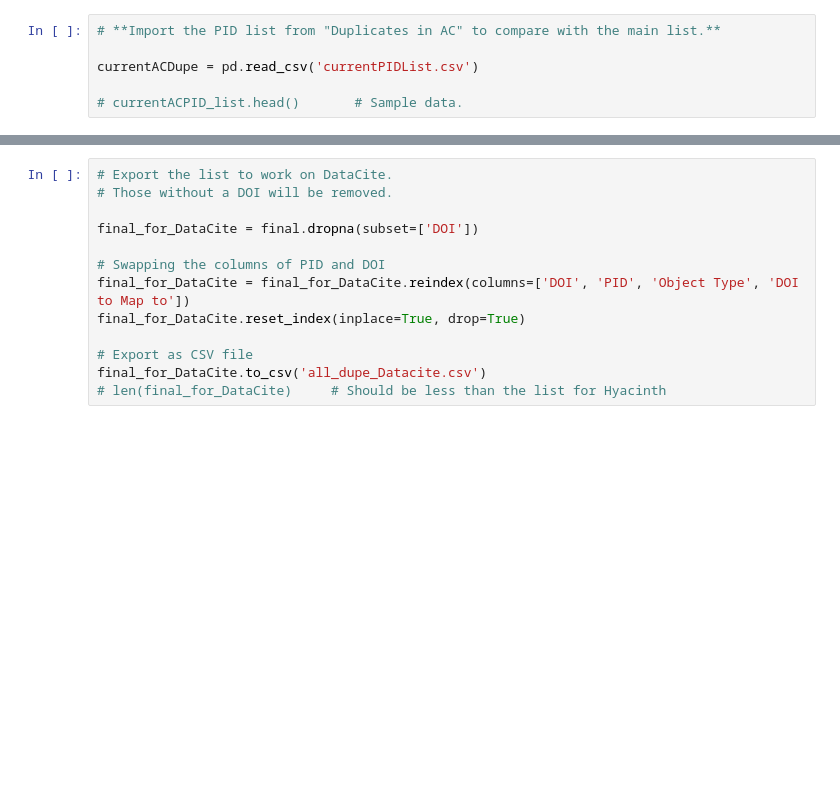
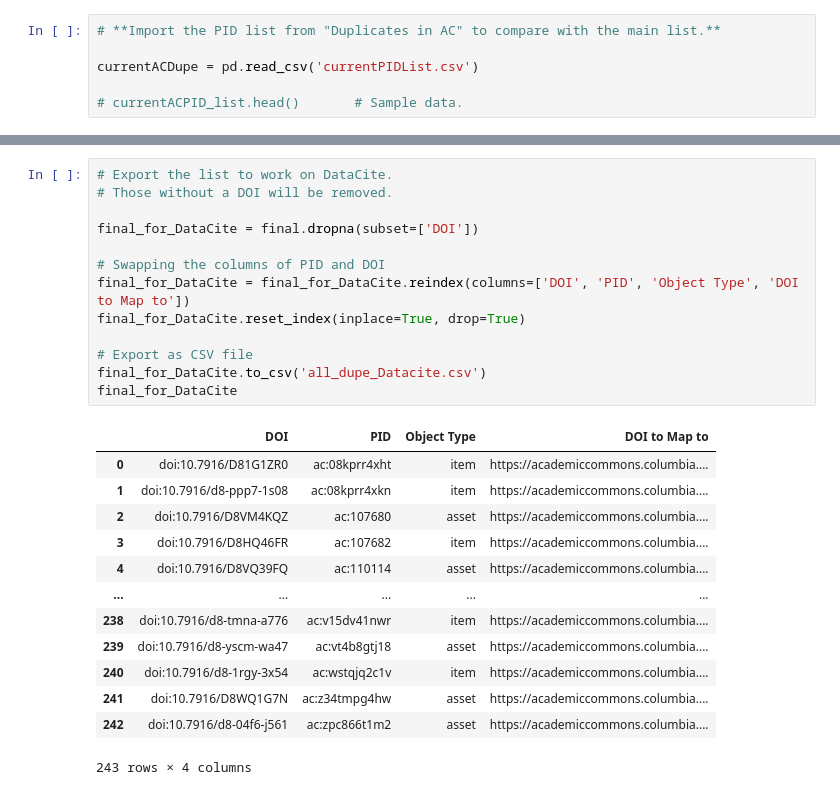
Before and after one commit to sunniw/ColU_AcademicCommons, a Jupyter notebook: all_dupe_and_related.ipynb, the cells around one changed output, grey strips where cells are left out. Saved outputs shown, nothing was run; the diff lists cells and outputs as text; blank space fills up the shorter version.

```diff
--- a/all_dupe_and_related.ipynb
+++ b/all_dupe_and_related.ipynb
@@ -147,13 +154,27 @@ hyacinthList.head()
 # %%
 # Export the list to work on DataCite.
 # Those without a DOI will be removed.
 
 final_for_DataCite = final.dropna(subset=['DOI'])
 
 # Swapping the columns of PID and DOI
 final_for_DataCite = final_for_DataCite.reindex(columns=['DOI', 'PID', 'Object Type', 'DOI to Map to'])
 final_for_DataCite.reset_index(inplace=True, drop=True)
 
 # Export as CSV file
 final_for_DataCite.to_csv('all_dupe_Datacite.csv')
-# len(final_for_DataCite)     # Should be less than the list for Hyacinth
+final_for_DataCite
+# %% [output]
+|  | DOI | PID | Object Type | DOI to Map to |
+| 0 | doi:10.7916/D81G1ZR0 | ac:08kprr4xht | item | https://academiccommons.columbia.... |
+| 1 | doi:10.7916/d8-ppp7-1s08 | ac:08kprr4xkn | item | https://academiccommons.columbia.... |
+| 2 | doi:10.7916/D8VM4KQZ | ac:107680 | asset | https://academiccommons.columbia.... |
+| 3 | doi:10.7916/D8HQ46FR | ac:107682 | item | https://academiccommons.columbia.... |
+| 4 | doi:10.7916/D8VQ39FQ | ac:110114 | asset | https://academiccommons.columbia.... |
+| ... | ... | ... | ... | ... |
+| 238 | doi:10.7916/d8-tmna-a776 | ac:v15dv41nwr | item | https://academiccommons.columbia.... |
+| 239 | doi:10.7916/d8-yscm-wa47 | ac:vt4b8gtj18 | asset | https://academiccommons.columbia.... |
+| 240 | doi:10.7916/d8-1rgy-3x54 | ac:wstqjq2c1v | item | https://academiccommons.columbia.... |
+| 241 | doi:10.7916/D8WQ1G7N | ac:z34tmpg4hw | asset | https://academiccommons.columbia.... |
+| 242 | doi:10.7916/d8-04f6-j561 | ac:zpc866t1m2 | asset | https://academiccommons.columbia.... |
+243 rows × 4 columns
```
Also changed, not shown: parts of 5 cells of this notebook.
